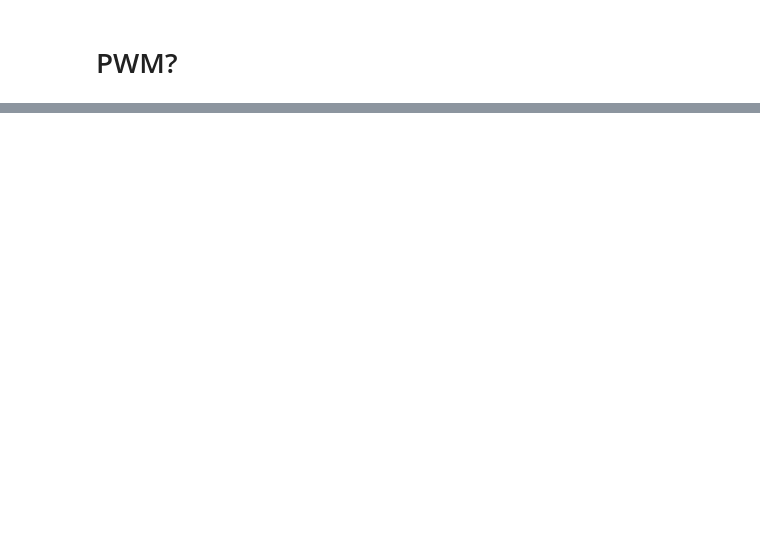
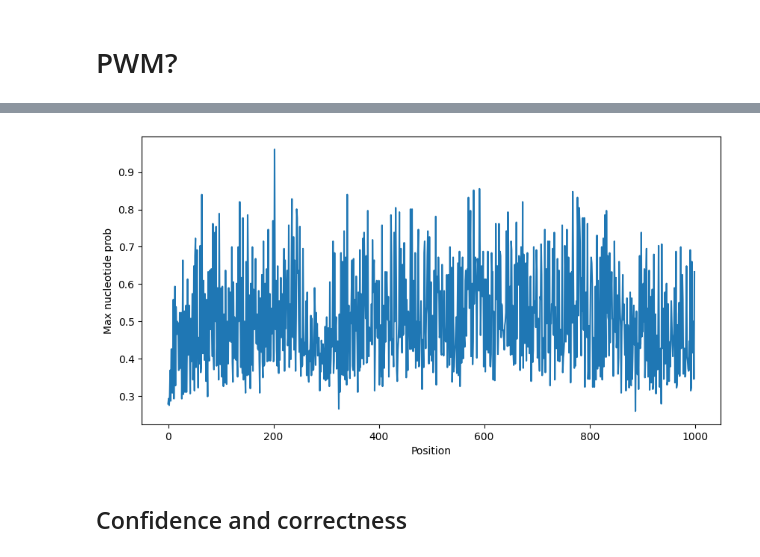
Before and after one commit to itrujnara/genomes-project, a Jupyter notebook: notebooks/evo_test.ipynb, the cells around one changed output, grey strips where cells are left out. Drawn from its saved outputs; the diff is of its cells as text; code cells hidden in the pictures; blank space fills up the shorter version.

```diff
--- a/notebooks/evo_test.ipynb
+++ b/notebooks/evo_test.ipynb
@@ -230,0 +315,14 @@ seed[1:51]
+# %%
+# get confidence per position
+max_probs = acgt_probs.max(dim=1).values.to("cpu").to(torch.float32)
+# %%
+# plot confidence per position
+fig = plt.figure(figsize = (10,5))
+plt.plot(max_probs)
+plt.xlabel("Position")
+plt.ylabel("Max nucleotide prob")
+plt.show()
+# %% [output]
+[figure, added]
+# %% [markdown]
+## Confidence and correctness
```
Also changed, not shown: parts of 54 cells of this notebook, 8 other files.
